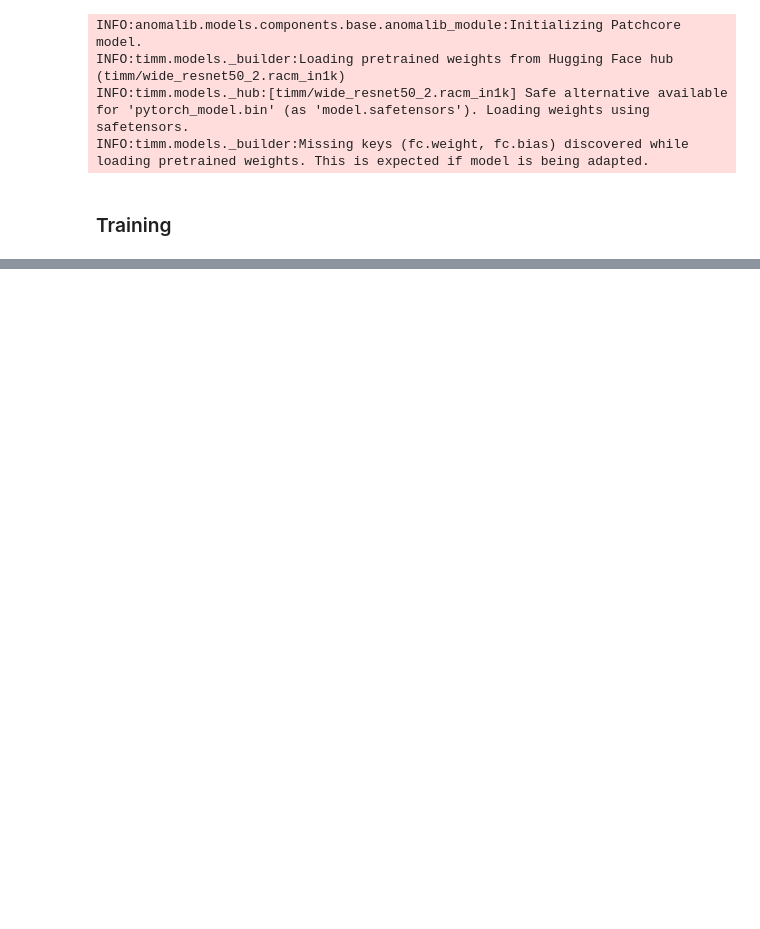
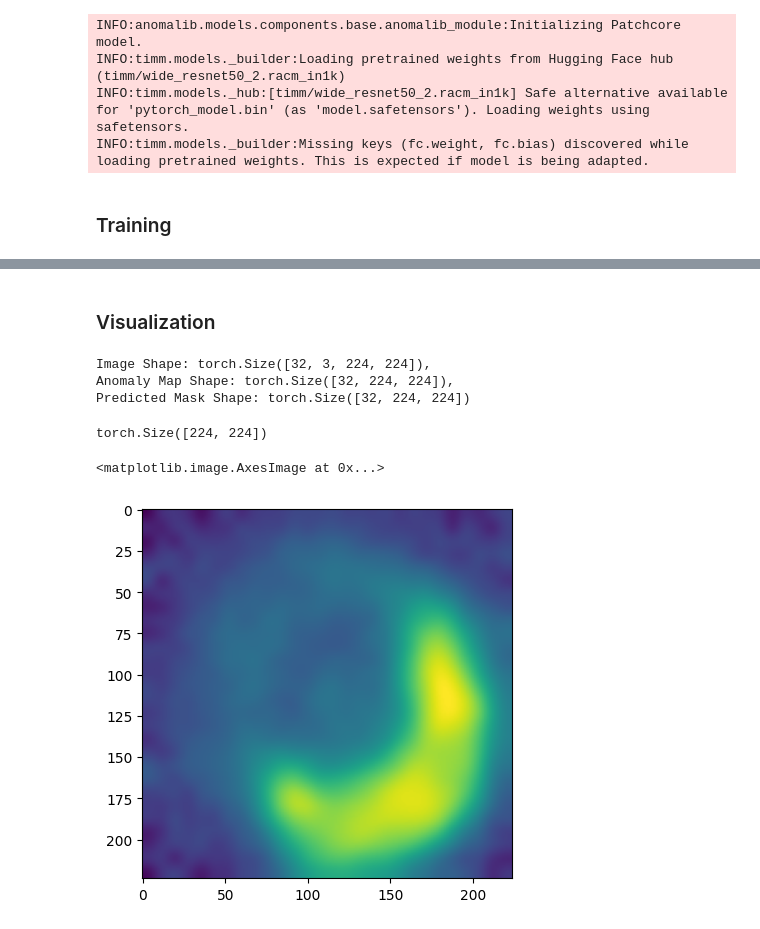
Before and after one commit to DawDab/multimodal-anomaly, a Jupyter notebook: lib_playground.ipynb, the cells around one changed output, grey strips where cells are left out. Cells and saved outputs as stored; diff of their text form; code cells hidden in the pictures; blank space fills up the shorter version.

Commit message:
add visualization

```diff
--- a/lib_playground.ipynb
+++ b/lib_playground.ipynb
@@ -136,6 +145,0 @@ inferencer = OpenVINOInferencer(
-# %%
-image_path = Path("./datasets/MVTec/bottle/test/broken_large/001.png")
-predictions = inferencer.predict(image=str(image_path))
-prediction_result = ImageResult.from_dataset_item(predictions.items[0])
-print(f"Anomaly Score: {prediction_result.pred_score:.4f}")
-print(f"Predicted Label: {'Anomalous' if prediction_result.pred_label else 'Normal'}")
@@ -164,0 +146,26 @@ plt.show()
+# %% [markdown]
+### Visualization
+# %%
+prediction = predictions[0]
+print(
+    f"Image Shape: {prediction.image.shape},\n"
+    f"Anomaly Map Shape: {prediction.anomaly_map.shape}, \n"
+    f"Predicted Mask Shape: {prediction.pred_mask.shape}",
+)
+# %% [output]
+Image Shape: torch.Size([32, 3, 224, 224]),
+Anomaly Map Shape: torch.Size([32, 224, 224]),
+Predicted Mask Shape: torch.Size([32, 224, 224])
+# %%
+image_path = prediction.image_path[0]
+image_size = prediction.image.shape[-2:]
+image = np.array(Image.open(image_path).resize(image_size))
+# %% [output]
+torch.Size([224, 224])
+# %%
+anomaly_map = prediction.anomaly_map[0]
+anomaly_map = anomaly_map.cpu().numpy().squeeze()
+plt.imshow(anomaly_map)
+# %% [output]
+<matplotlib.image.AxesImage at 0x...>
+[figure, added]
```
Also changed, not shown: parts of 13 cells of this notebook.
